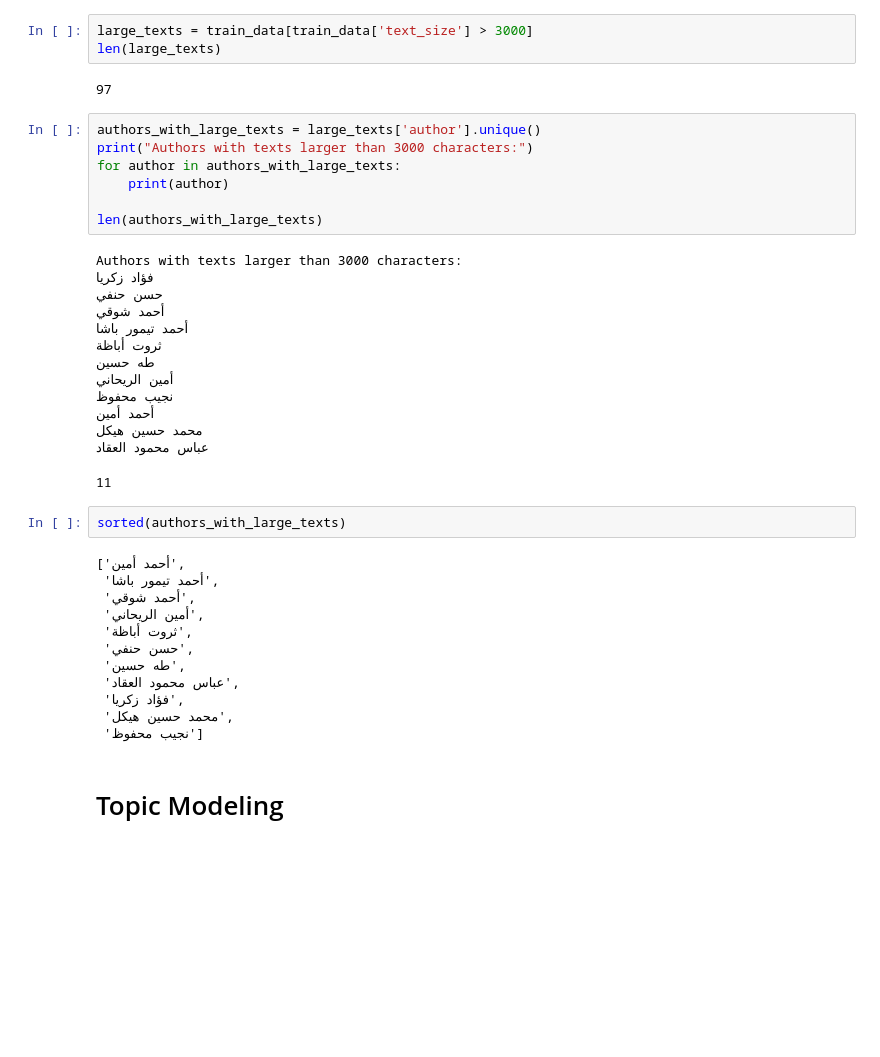
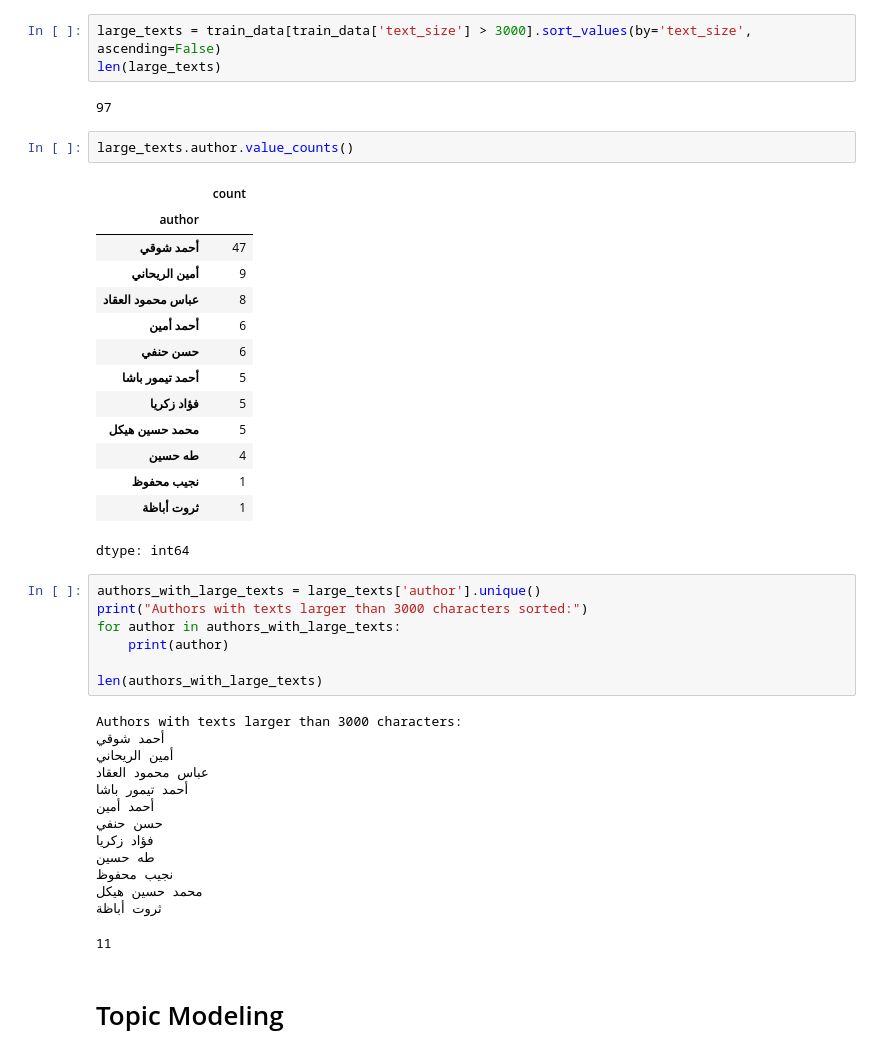
Before and after one commit to MuhammadHelmyOmar/Authorship-Identification, a Jupyter notebook: data_discovery.ipynb, the cells around one changed output. Cells and saved outputs as stored; diff of their text form; blank space fills up the shorter version.

```diff
--- a/data_discovery.ipynb
+++ b/data_discovery.ipynb
@@ -192,42 +194,45 @@ for author_name, author_df in grouped_by_author:
 # %%
-large_texts = train_data[train_data['text_size'] > 3000]
+large_texts = train_data[train_data['text_size'] > 3000].sort_values(by='text_size', ascending=False)
 len(large_texts)
 # %% [output]
 97
+# %%
+large_texts.author.value_counts()
+# %% [output]
+|  | count |
+| author |  |
+| أحمد شوقي | 47 |
+| أمين الريحاني | 9 |
+| عباس محمود العقاد | 8 |
+| أحمد أمين | 6 |
+| حسن حنفي | 6 |
+| أحمد تيمور باشا | 5 |
+| فؤاد زكريا | 5 |
+| محمد حسين هيكل | 5 |
+| طه حسين | 4 |
+| نجيب محفوظ | 1 |
+| ثروت أباظة | 1 |
+dtype: int64
 # %%
 authors_with_large_texts = large_texts['author'].unique()
-print("Authors with texts larger than 3000 characters:")
+print("Authors with texts larger than 3000 characters sorted:")
 for author in authors_with_large_texts:
     print(author)
 
 len(authors_with_large_texts)
 # %% [output]
 Authors with texts larger than 3000 characters:
+أحمد شوقي
+أمين الريحاني
+عباس محمود العقاد
+أحمد تيمور باشا
+أحمد أمين
+حسن حنفي
 فؤاد زكريا
-حسن حنفي
-أحمد شوقي
-أحمد تيمور باشا
+طه حسين
+نجيب محفوظ
+محمد حسين هيكل
 ثروت أباظة
-طه حسين
-أمين الريحاني
-نجيب محفوظ
-أحمد أمين
-محمد حسين هيكل
-عباس محمود العقاد
 11
-# %%
-sorted(authors_with_large_texts)
-# %% [output]
-['أحمد أمين',
- 'أحمد تيمور باشا',
- 'أحمد شوقي',
- 'أمين الريحاني',
- 'ثروت أباظة',
- 'حسن حنفي',
- 'طه حسين',
- 'عباس محمود العقاد',
- 'فؤاد زكريا',
- 'محمد حسين هيكل',
- 'نجيب محفوظ']
 # %% [markdown]
 # Topic Modeling
```
Also changed, not shown: parts of 1 cell of this notebook.
